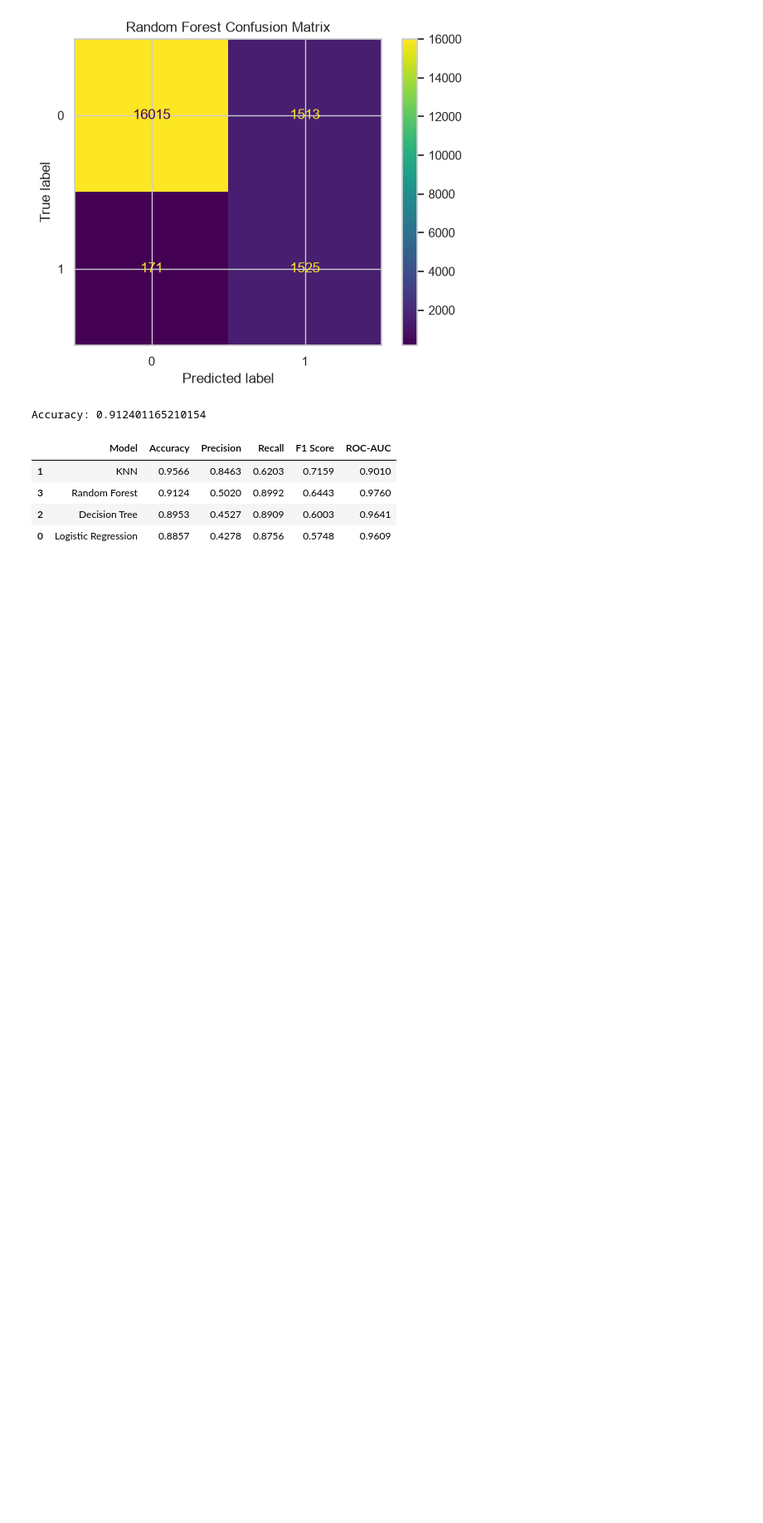
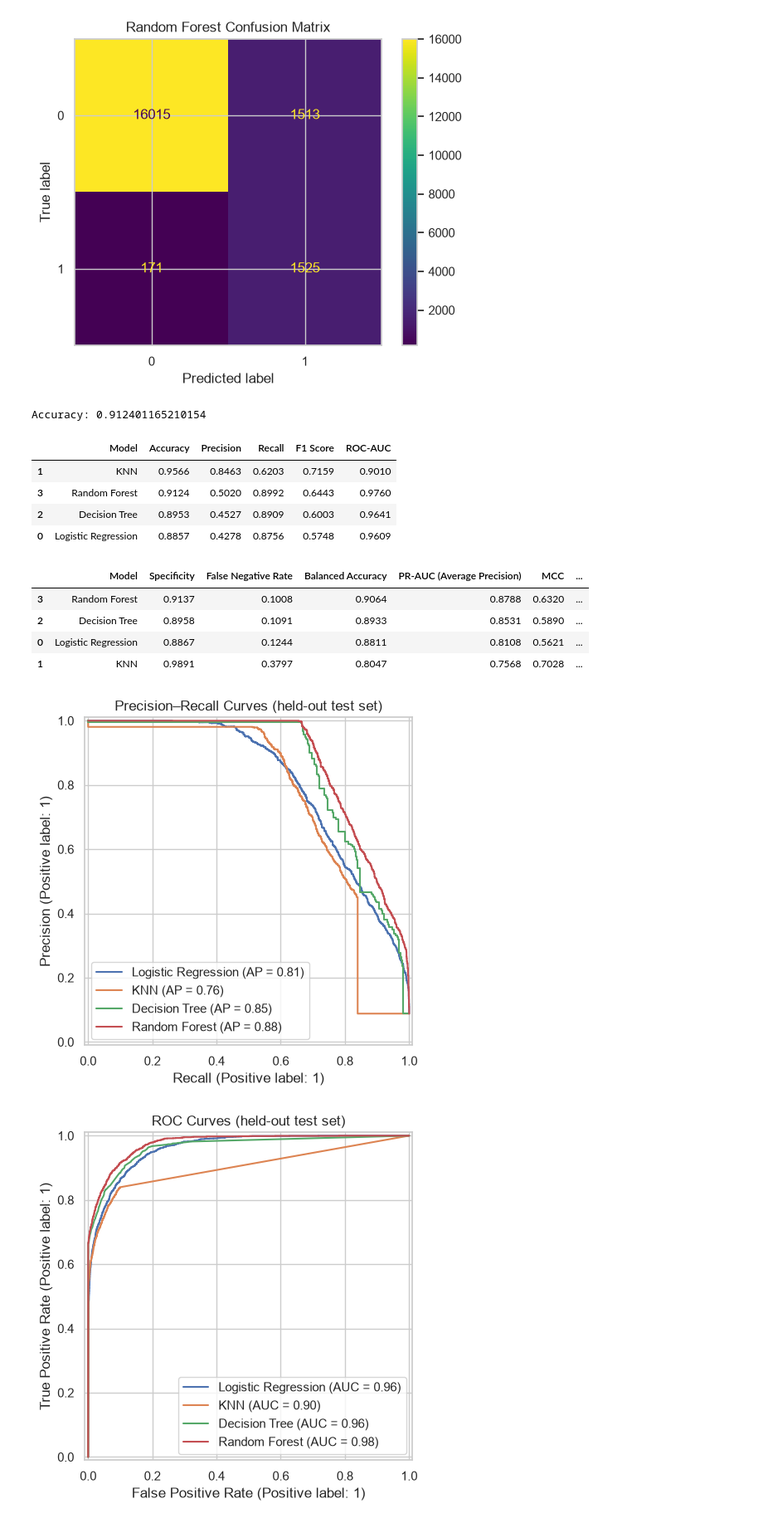
Before and after one commit to YashedBin/ML_DIABETES_RISK_PREDICTOR, a Jupyter notebook: notebook.ipynb, the cells around one changed output. Shown at 83% size. Saved outputs shown, nothing was run; the diff lists cells and outputs as text; code cells hidden in the pictures; blank space fills up the shorter version.

Commit message:
feat: add hypertune models and visualization

```diff
--- a/notebook.ipynb
+++ b/notebook.ipynb
@@ -558,3 +558,69 @@ display(results_df.round(4))
 | 3 | Random Forest | 0.9124 | 0.5020 | 0.8992 | 0.6443 | 0.9760 |
 | 2 | Decision Tree | 0.8953 | 0.4527 | 0.8909 | 0.6003 | 0.9641 |
 | 0 | Logistic Regression | 0.8857 | 0.4278 | 0.8756 | 0.5748 | 0.9609 |
+# %%
+# brick by brick METRICS BEFORE HYPER TUNING and then Again Metrics
+import pandas as pd
+import matplotlib.pyplot as plt
+from sklearn.metrics import (
+    confusion_matrix, average_precision_score, balanced_accuracy_score,
+    matthews_corrcoef, brier_score_loss, precision_recall_curve,
+    PrecisionRecallDisplay, RocCurveDisplay
+)
+
+## we have 4 Models
+candidate_models = {
+    'Logistic Regression': lr_model,
+    'KNN': knn_model,
+    'Decision Tree': dt_model,
+    'Random Forest': rf_model,
+}
+
+rows = []
+fig_pr, ax_pr = plt.subplots(figsize=(7, 5))
+fig_roc, ax_roc = plt.subplots(figsize=(7, 5))
+
+for name, model in candidate_models.items():
+    pred = model.predict(X_test)
+    prob = model.predict_proba(X_test)[:, 1]
+    tn, fp, fn, tp = confusion_matrix(y_test, pred, labels=[0, 1]).ravel()
+    rows.append({
+        'Model': name,
+        'Specificity': tn / (tn + fp),
+        'False Negative Rate': fn / (fn + tp),
+        'Balanced Accuracy': balanced_accuracy_score(y_test, pred),
+        'PR-AUC (Average Precision)': average_precision_score(y_test, prob),
+        'MCC': matthews_corrcoef(y_test, pred),
+        'Brier Score': brier_score_loss(y_test, prob),
+        'TP': tp, 'TN': tn, 'FP': fp, 'FN': fn,
+    })
+    PrecisionRecallDisplay.from_predictions(y_test, prob, name=name, ax=ax_pr)
+    RocCurveDisplay.from_predictions(y_test, prob, name=name, ax=ax_roc)
+
+extra_results = pd.DataFrame(rows).sort_values('PR-AUC (Average Precision)', ascending=False)
+display(extra_results.round(4))
+ax_pr.set_title('Precision–Recall Curves (held-out test set)')
+ax_roc.set_title('ROC Curves (held-out test set)')
+fig_pr.tight_layout(); fig_roc.tight_layout()
+fig_pr.savefig('precision_recall_curves.png', dpi=200, bbox_inches='tight')
+fig_roc.savefig('roc_curves.png', dpi=200, bbox_inches='tight')
+plt.show()
+
+
+## TO help reading it afterworks
+# Interpretation:
+# Specificity = TN/(TN+FP)   | False Negative Rate = FN/(FN+TP)
+# Balanced accuracy = (recall + specificity)/2
+# PR-AUC (average precision) is often informative for imbalanced classes.
+# MCC ranges from -1 to 1, with 1 representing perfect classification.
+# Lower Brier Score indicates better probability prediction, but compare calibration too.
+# IMPORTANT: do NOT optimize your decision threshold on the final test set.
+# Instead reserve a validation split or use cross-validation on the training partition.
+# %% [output]
+|  | Model | Specificity | False Negative Rate | Balanced Accuracy | PR-AUC (Average Precision) | MCC | ... |
+| 3 | Random Forest | 0.9137 | 0.1008 | 0.9064 | 0.8788 | 0.6320 | ... |
+| 2 | Decision Tree | 0.8958 | 0.1091 | 0.8933 | 0.8531 | 0.5890 | ... |
+| 0 | Logistic Regression | 0.8867 | 0.1244 | 0.8811 | 0.8108 | 0.5621 | ... |
+| 1 | KNN | 0.9891 | 0.3797 | 0.8047 | 0.7568 | 0.7028 | ... |
+[figure, added]
+[figure, added]
```
Also changed, not shown: parts of 16 cells of this notebook.
